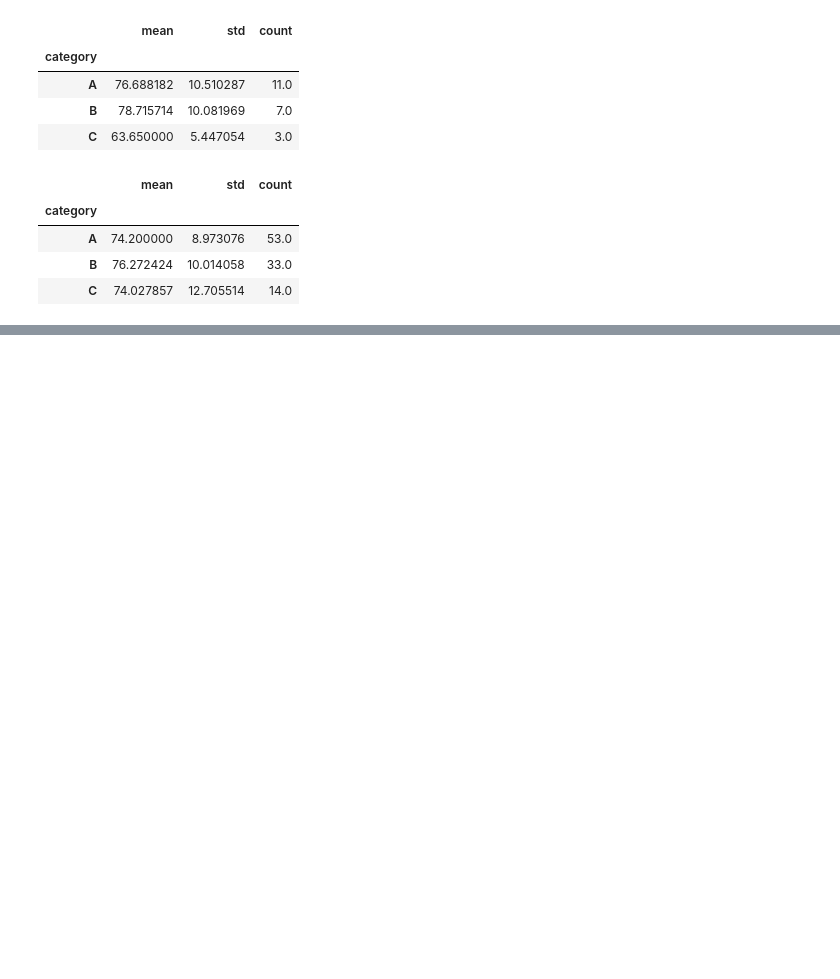
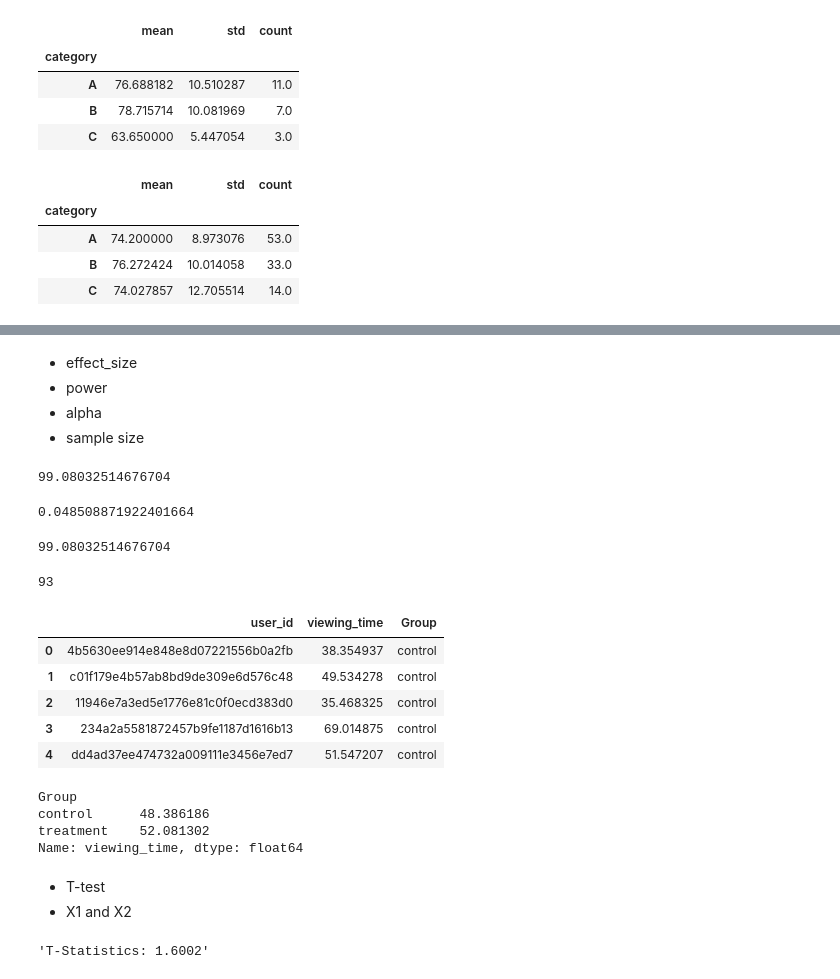
Before and after one commit to karamian-ani/data_analytics_with_python, a Jupyter notebook: notebooks/12_ab_testing_theory.ipynb, the cells around one changed output, grey strips where cells are left out. Saved outputs shown, nothing was run; the diff lists cells and outputs as text; code cells hidden in the pictures; blank space fills up the shorter version.

Commit message:
A/B testing-2

```diff
--- a/notebooks/12_ab_testing_theory.ipynb
+++ b/notebooks/12_ab_testing_theory.ipynb
@@ -123,0 +246,52 @@ stratified_sampling.head()
+# %% [markdown]
+- effect_size
+- power
+- alpha
+- sample size
+# %%
+N = TTestIndPower().solve_power(effect_size = 0.4, power = 0.8,
+                            alpha = 0.05)
+
+N
+# %% [output]
+99.08032514676704
+# %%
+N = TTestIndPower().solve_power(effect_size = 0.4, power = 0.8,
+                            nobs1 = 100)
+
+N
+# %% [output]
+0.048508871922401664
+# %%
+TTestIndPower().solve_power(effect_size = 0.4, power = 0.8,
+                            alpha = 0.05)
+# %% [output]
+99.08032514676704
+# %%
+N = TTestIndPower().solve_power(effect_size = 0.365, power = 0.8,
+                            alpha = 0.05, alternative = 'larger')
+
+N = int(N)
+N
+# %% [output]
+93
+# %%
+expr = pd.read_csv('../data/ab_testing/experiment.csv')
+expr.head()
+# %% [output]
+|  | user_id | viewing_time | Group |
+| 0 | 4b5630ee914e848e8d07221556b0a2fb | 38.354937 | control |
+| 1 | c01f179e4b57ab8bd9de309e6d576c48 | 49.534278 | control |
+| 2 | 11946e7a3ed5e1776e81c0f0ecd383d0 | 35.468325 | control |
+| 3 | 234a2a5581872457b9fe1187d1616b13 | 69.014875 | control |
+| 4 | dd4ad37ee474732a009111e3456e7ed7 | 51.547207 | control |
+# %%
+expr.groupby('Group')['viewing_time'].mean()
+# %% [output]
+Group
+control      48.386186
+treatment    52.081302
+Name: viewing_time, dtype: float64
+# %% [markdown]
+- T-test
+- X1 and X2
@@ -123,0 +304,4 @@ stratified_sampling.head()
+# %%
+f"T-Statistics: {t_value:.4F}"
+# %% [output]
+'T-Statistics: 1.6002'
```
Also changed, not shown: parts of 33 cells of this notebook.
